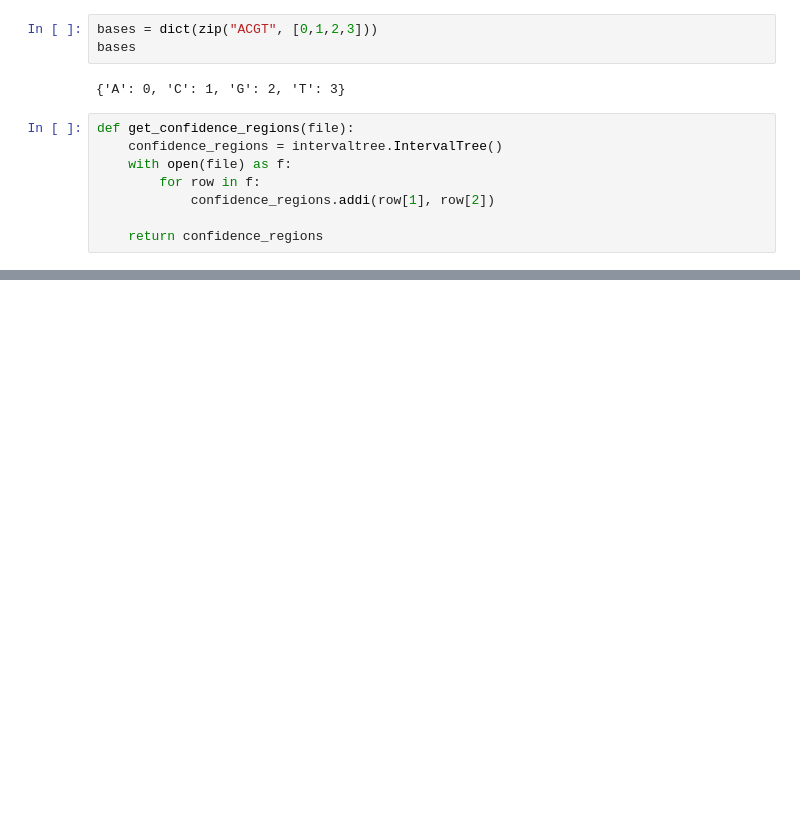
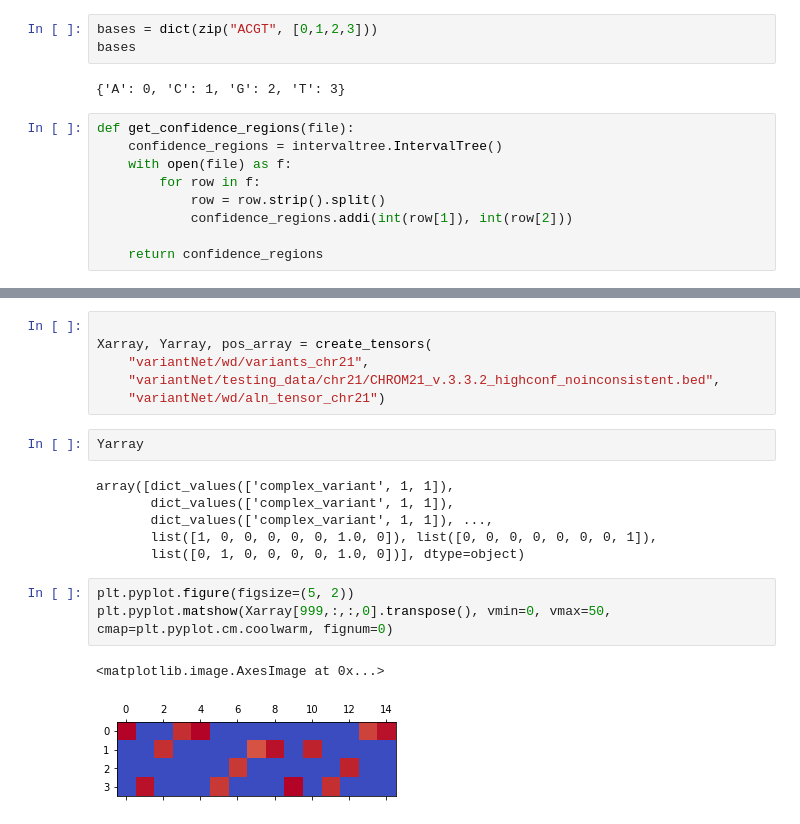
Before and after one commit to ClaudiuCreanga/data-science, a Jupyter notebook: tensorflow/variant_discovery.ipynb, the cells around one changed output, grey strips where cells are left out. Cells and saved outputs as stored; diff of their text form; blank space fills up the shorter version.

```diff
--- a/tensorflow/variant_discovery.ipynb
+++ b/tensorflow/variant_discovery.ipynb
@@ -13,7 +16,8 @@ def get_confidence_regions(file):
     confidence_regions = intervaltree.IntervalTree()
     with open(file) as f:
         for row in f:
-            confidence_regions.addi(row[1], row[2])
+            row = row.strip().split()
+            confidence_regions.addi(int(row[1]), int(row[2]))
 
     return confidence_regions
 # %%
@@ -72,0 +116,20 @@ def create_tensors(variants, high_confidence_region, aln_tensor):
+# %%
+
+Xarray, Yarray, pos_array = create_tensors(
+    "variantNet/wd/variants_chr21",
+    "variantNet/testing_data/chr21/CHROM21_v.3.3.2_highconf_noinconsistent.bed",
+    "variantNet/wd/aln_tensor_chr21")
+# %%
+Yarray
+# %% [output]
+array([dict_values(['complex_variant', 1, 1]),
+       dict_values(['complex_variant', 1, 1]),
+       dict_values(['complex_variant', 1, 1]), ...,
+       list([1, 0, 0, 0, 0, 0, 1.0, 0]), list([0, 0, 0, 0, 0, 0, 0, 1]),
+       list([0, 1, 0, 0, 0, 0, 1.0, 0])], dtype=object)
+# %%
+plt.pyplot.figure(figsize=(5, 2))
+plt.pyplot.matshow(Xarray[999,:,:,0].transpose(), vmin=0, vmax=50, cmap=plt.pyplot.cm.coolwarm, fignum=0)
+# %% [output]
+<matplotlib.image.AxesImage at 0x...>
+[figure, added]
```
Also changed, not shown: parts of 12 cells of this notebook, 1 other file.
